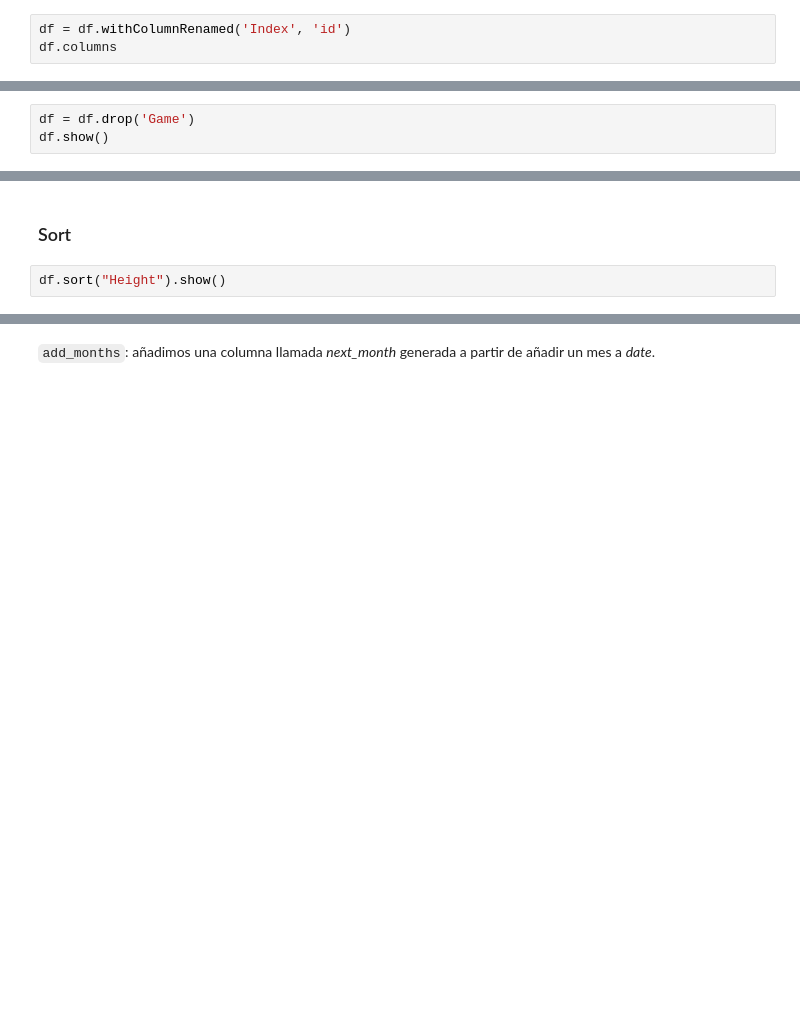
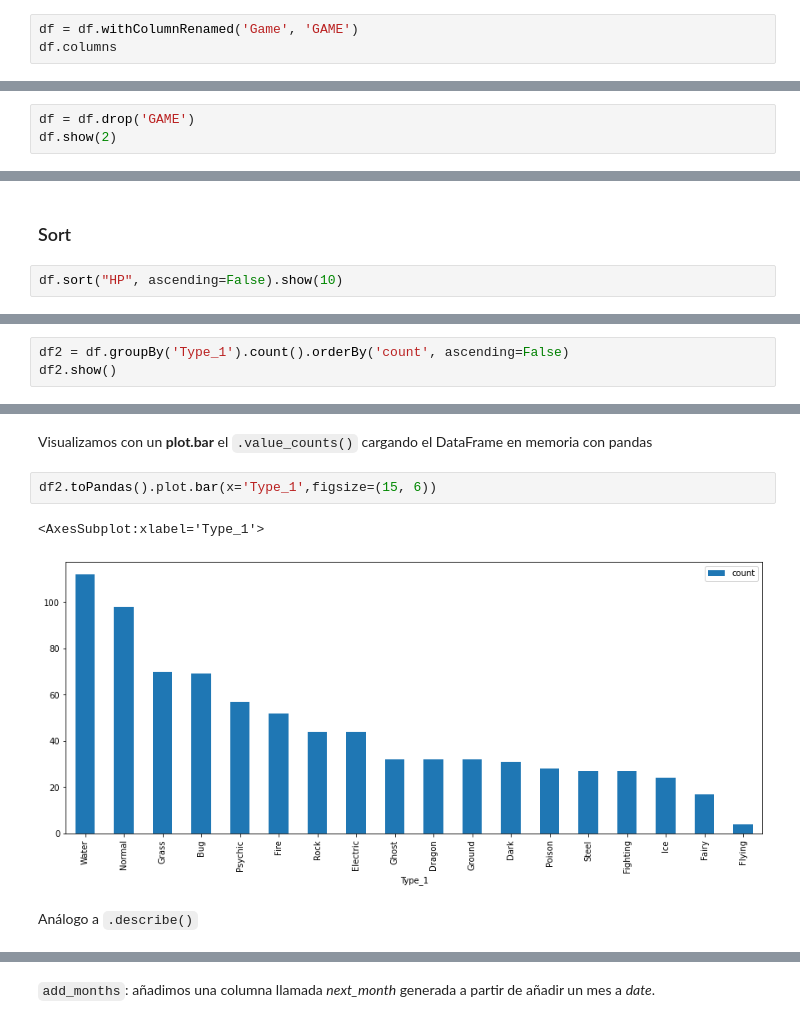
Before and after one commit to pachums/Geographic_map_plotly, a Jupyter notebook: PySpark/PySpark_Tutorial.ipynb, the cells around one changed output, grey strips where cells are left out. Saved outputs shown, nothing was run; the diff lists cells and outputs as text; blank space fills up the shorter version.

```diff
--- a/PySpark/PySpark_Tutorial.ipynb
+++ b/PySpark/PySpark_Tutorial.ipynb
@@ -138,4 +263,4 @@ Se pueden crear varias columnas a la vez y de dos métodos distintos:
 # %%
-df = df.withColumnRenamed('Index', 'id')
+df = df.withColumnRenamed('Game', 'GAME')
 df.columns
 # %% [output]
@@ -145,4 +283,4 @@ df.columns
 # %%
-df = df.drop('Game')
-df.show()
+df = df.drop('GAME')
+df.show(2)
 # %% [output]
@@ -253,5 +439,5 @@ df.groupBy('PrimaryType').agg(
 # %% [markdown]
 ### Sort <a class="anchor" id="sec3_4"></a>
 # %%
-df.sort("Height").show()
+df.sort("HP", ascending=False).show(10)
 # %% [output]
@@ -269,0 +463,3 @@ df.sort("Height").show()
+# %%
+df2 = df.groupBy('Type_1').count().orderBy('count', ascending=False)
+df2.show()
@@ -269,0 +484,9 @@ df.sort("Height").show()
+# %% [markdown]
+Visualizamos con un **plot.bar** el `.value_counts()` cargando el DataFrame en memoria con pandas
+# %%
+df2.toPandas().plot.bar(x='Type_1',figsize=(15, 6))
+# %% [output]
+<AxesSubplot:xlabel='Type_1'>
+[figure, added]
+# %% [markdown]
+Análogo a `.describe()`
```
Also changed, not shown: parts of 129 cells of this notebook.
